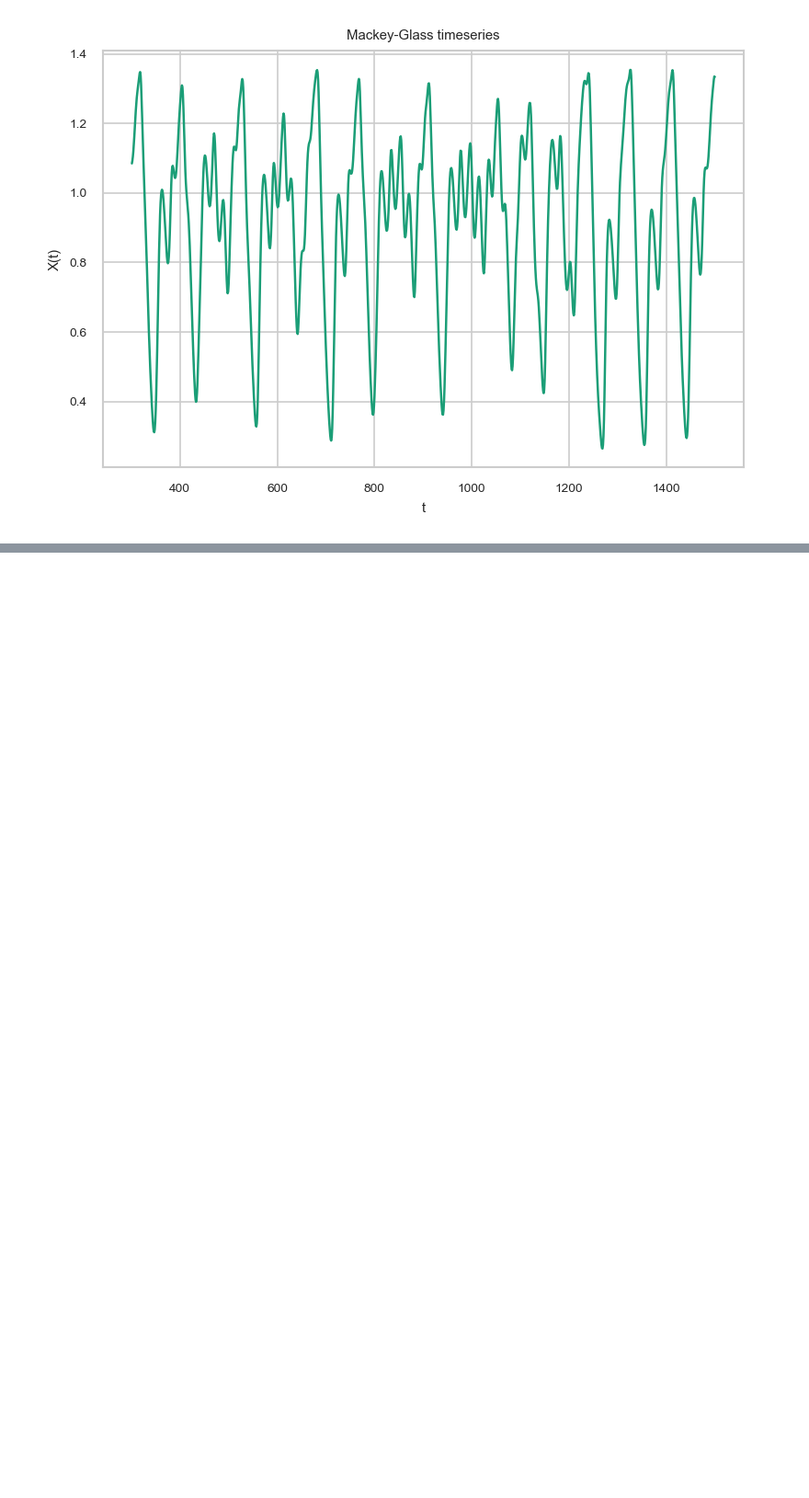
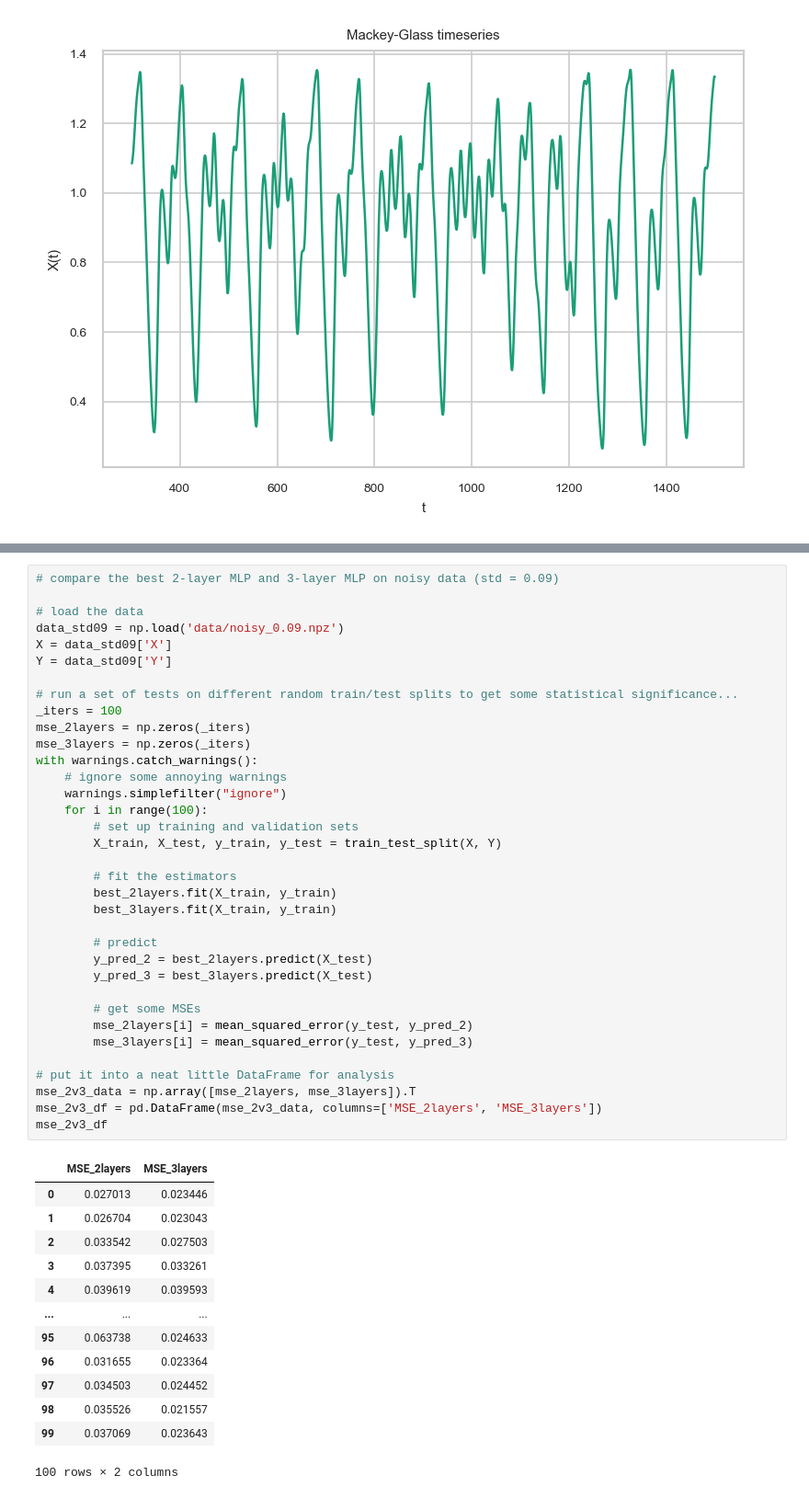
Before and after one commit to molguin92/ANNDA_HT20_LAB1, a Jupyter notebook: lab1_part2.ipynb, the cells around one changed output, grey strips where cells are left out. Shown at 92% size. Cells and saved outputs as stored; diff of their text form; blank space fills up the shorter version.

```diff
--- a/lab1_part2.ipynb
+++ b/lab1_part2.ipynb
@@ -124,0 +127,49 @@ Best 3-layer perceptron: 8 in first hidden layer, 8 nodes in second hidden layer
+# %%
+# compare the best 2-layer MLP and 3-layer MLP on noisy data (std = 0.09)
+
+# load the data
+data_std09 = np.load('data/noisy_0.09.npz')
+X = data_std09['X']
+Y = data_std09['Y']
+
+# run a set of tests on different random train/test splits to get some statistical significance...
+_iters = 100
+mse_2layers = np.zeros(_iters)
+mse_3layers = np.zeros(_iters)
+with warnings.catch_warnings():
+    # ignore some annoying warnings
+    warnings.simplefilter("ignore")
+    for i in range(100):
+        # set up training and validation sets
+        X_train, X_test, y_train, y_test = train_test_split(X, Y)
+
+        # fit the estimators
+        best_2layers.fit(X_train, y_train)
+        best_3layers.fit(X_train, y_train)
+
+        # predict
+        y_pred_2 = best_2layers.predict(X_test)
+        y_pred_3 = best_3layers.predict(X_test)
+
+        # get some MSEs
+        mse_2layers[i] = mean_squared_error(y_test, y_pred_2)
+        mse_3layers[i] = mean_squared_error(y_test, y_pred_3)
+
+# put it into a neat little DataFrame for analysis
+mse_2v3_data = np.array([mse_2layers, mse_3layers]).T
+mse_2v3_df = pd.DataFrame(mse_2v3_data, columns=['MSE_2layers', 'MSE_3layers'])
+mse_2v3_df
+# %% [output]
+|  | MSE_2layers | MSE_3layers |
+| 0 | 0.027013 | 0.023446 |
+| 1 | 0.026704 | 0.023043 |
+| 2 | 0.033542 | 0.027503 |
+| 3 | 0.037395 | 0.033261 |
+| 4 | 0.039619 | 0.039593 |
+| ... | ... | ... |
+| 95 | 0.063738 | 0.024633 |
+| 96 | 0.031655 | 0.023364 |
+| 97 | 0.034503 | 0.024452 |
+| 98 | 0.035526 | 0.021557 |
+| 99 | 0.037069 | 0.023643 |
+100 rows × 2 columns
```
Also changed, not shown: parts of 5 cells of this notebook, 8 other files.
